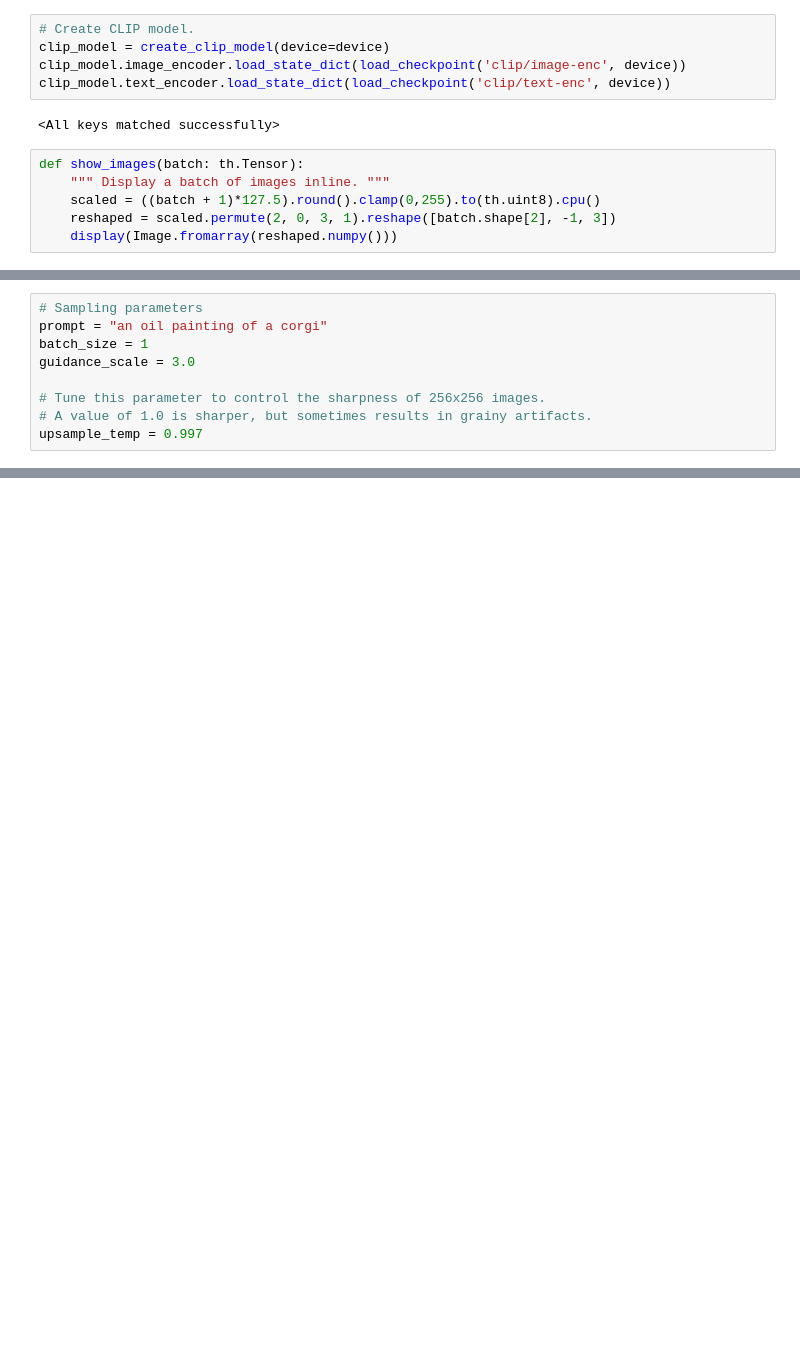
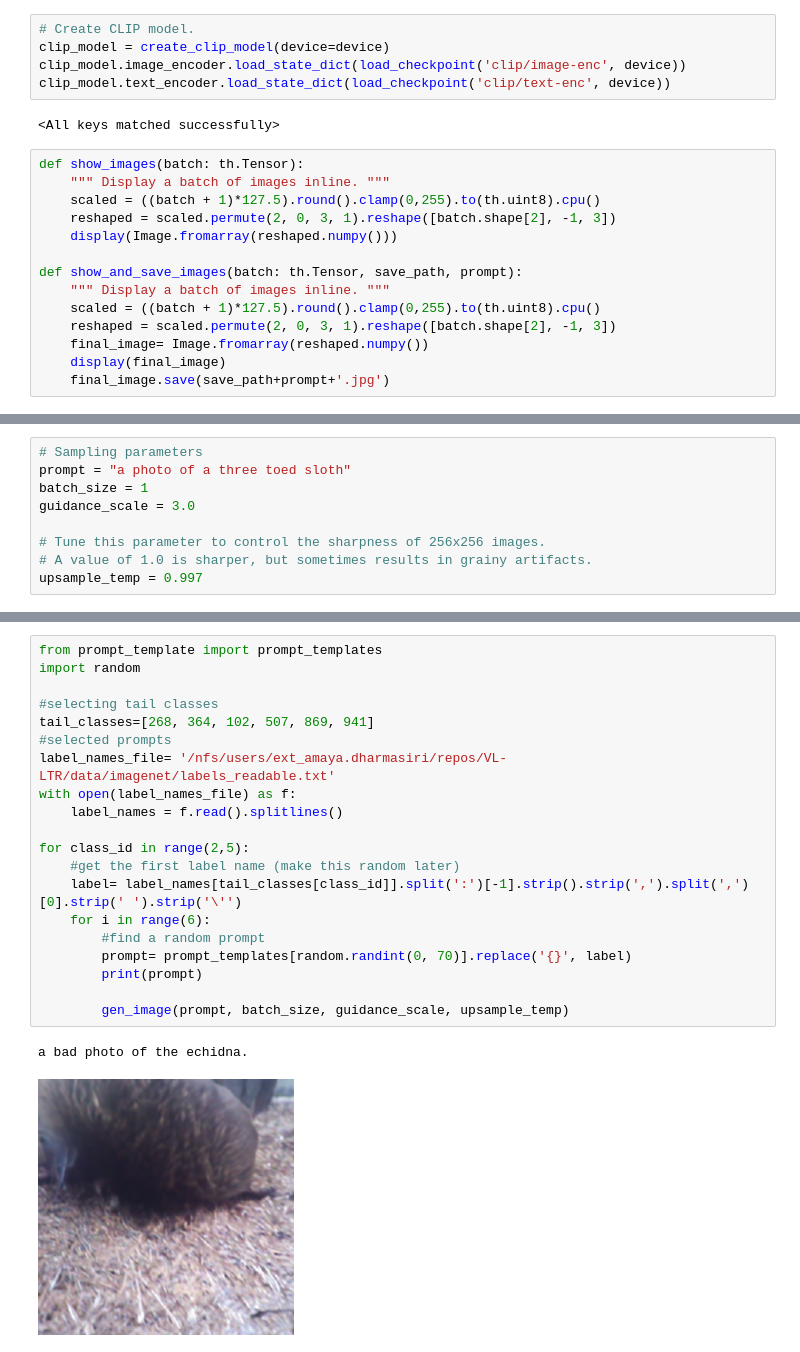
Before and after one commit to theamaya/VL-LTR, a Jupyter notebook: notebooks/clip_guided.ipynb, the cells around one changed output, grey strips where cells are left out. Cells and saved outputs as stored; diff of their text form; blank space fills up the shorter version.

```diff
--- a/notebooks/clip_guided.ipynb
+++ b/notebooks/clip_guided.ipynb
@@ -82,3 +86,11 @@ def show_images(batch: th.Tensor):
     scaled = ((batch + 1)*127.5).round().clamp(0,255).to(th.uint8).cpu()
     reshaped = scaled.permute(2, 0, 3, 1).reshape([batch.shape[2], -1, 3])
     display(Image.fromarray(reshaped.numpy()))
+
+def show_and_save_images(batch: th.Tensor, save_path, prompt):
+    """ Display a batch of images inline. """
+    scaled = ((batch + 1)*127.5).round().clamp(0,255).to(th.uint8).cpu()
+    reshaped = scaled.permute(2, 0, 3, 1).reshape([batch.shape[2], -1, 3])
+    final_image= Image.fromarray(reshaped.numpy())
+    display(final_image)
+    final_image.save(save_path+prompt+'.jpg')
@@ -85,6 +178,6 @@ def show_images(batch: th.Tensor):
 # %%
 # Sampling parameters
-prompt = "an oil painting of a corgi"
+prompt = "a photo of a three toed sloth"
 batch_size = 1
 guidance_scale = 3.0
 
@@ -175,0 +187,23 @@ show_images(up_samples)
+# %%
+from prompt_template import prompt_templates
+import random
+
+#selecting tail classes
+tail_classes=[268, 364, 102, 507, 869, 941]
+#selected prompts
+label_names_file= '/nfs/users/ext_amaya.dharmasiri/repos/VL-LTR/data/imagenet/labels_readable.txt'
+with open(label_names_file) as f:
+    label_names = f.read().splitlines()
+
+for class_id in range(2,5):
+    #get the first label name (make this random later)
+    label= label_names[tail_classes[class_id]].split(':')[-1].strip().strip(',').split(',')[0].strip(' ').strip('\'')
+    for i in range(6):
+        #find a random prompt
+        prompt= prompt_templates[random.randint(0, 70)].replace('{}', label)
+        print(prompt)
+
+        gen_image(prompt, batch_size, guidance_scale, upsample_temp)
+# %% [output]
+a bad photo of the echidna.
+[figure, added]
```
Also changed, not shown: parts of 10 cells of this notebook, 11 other files.
